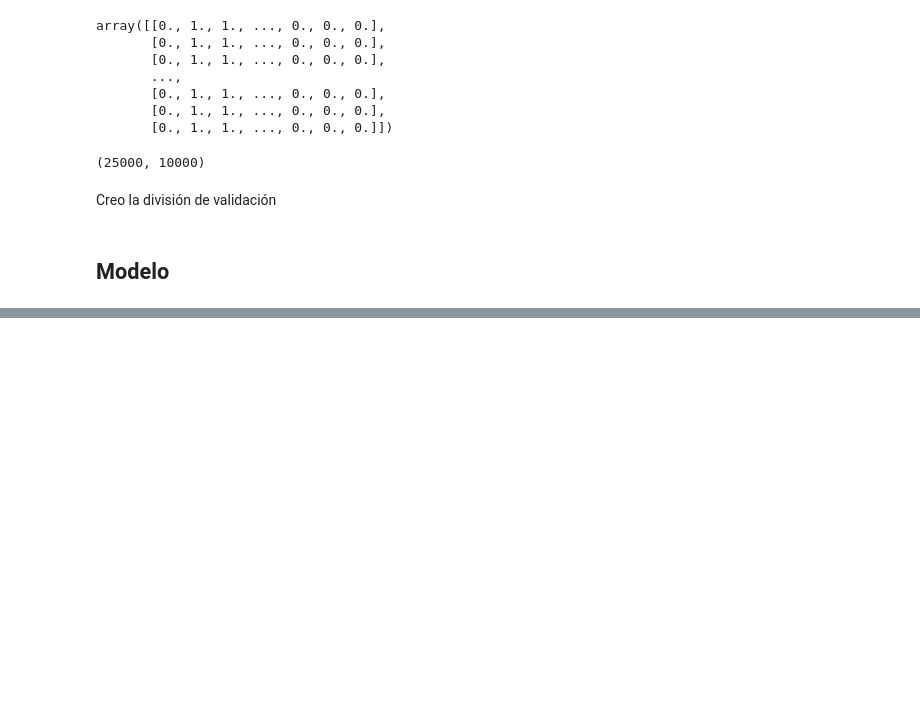
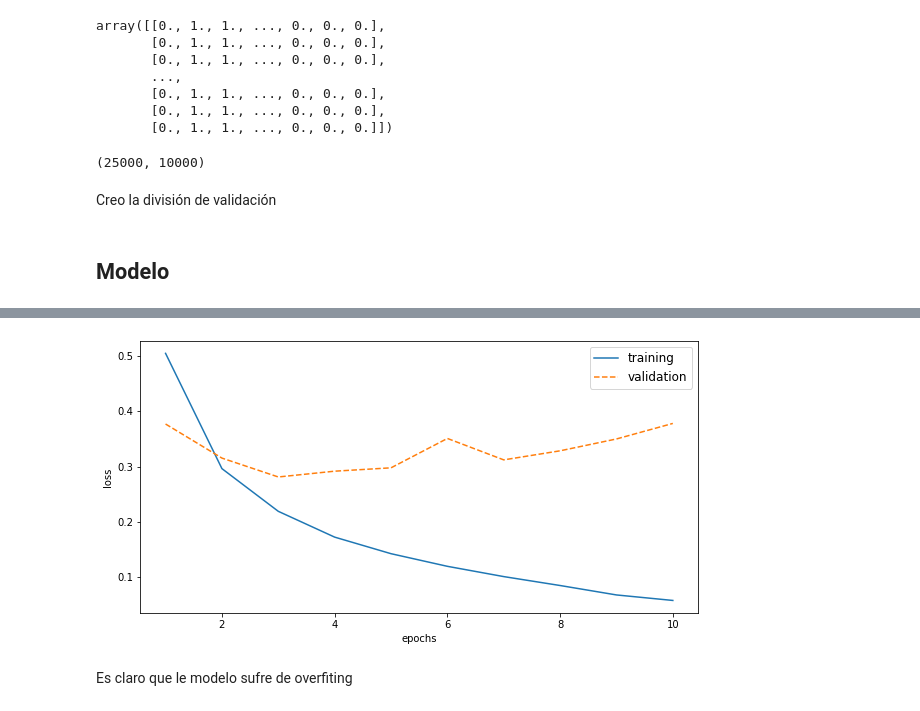
Before and after one commit to Cesarppz/Linux, a Jupyter notebook: ia/redes/natural_language/imdb.ipynb, the cells around one changed output, grey strips where cells are left out. Cells and saved outputs as stored; diff of their text form; code cells hidden in the pictures; blank space fills up the shorter version.

```diff
--- a/ia/redes/natural_language/imdb.ipynb
+++ b/ia/redes/natural_language/imdb.ipynb
@@ -125,7 +124,7 @@ y_train = y_train[10000:]
 # %% [markdown]
 ## Modelo
 # %%
-model = tf.keras.Sequential()
+model = models.Sequential()
 model.add(layers.Dense(16, activation='relu', input_shape = (10000,)))
 model.add(layers.Dense(16, activation='relu'))
 model.add(layers.Dense(1, activation='sigmoid'))
@@ -140,6 +139,4 @@ output = model.fit(
     X_train, y_train,
     epochs= 10,
     batch_size = 512,
-    validation_data=(X_train_validation,y_train_validation),
-    validation_batch_size=512
-)
+    validation_data=(X_train_validation,y_train_validation))
@@ -145,0 +164,3 @@ output = model.fit(
+# %%
+history_dict = output.history
+history_dict
@@ -145,0 +185,12 @@ output = model.fit(
+# %%
+plt.figure(figsize=(10,5))
+plt.plot(range(1,len(history_dict['loss'])+1),history_dict['loss'], label='training')
+plt.plot(range(1,len(history_dict['loss'])+1),history_dict['val_loss'],'--', label='validation')
+plt.legend( fontsize='large')
+plt.xlabel('epochs')
+plt.ylabel('loss')
+plt.show()
+# %% [output]
+[figure, added]
+# %% [markdown]
+Es claro que le modelo sufre de overfiting
```
Also changed, not shown: parts of 17 cells of this notebook, 5 other files.
